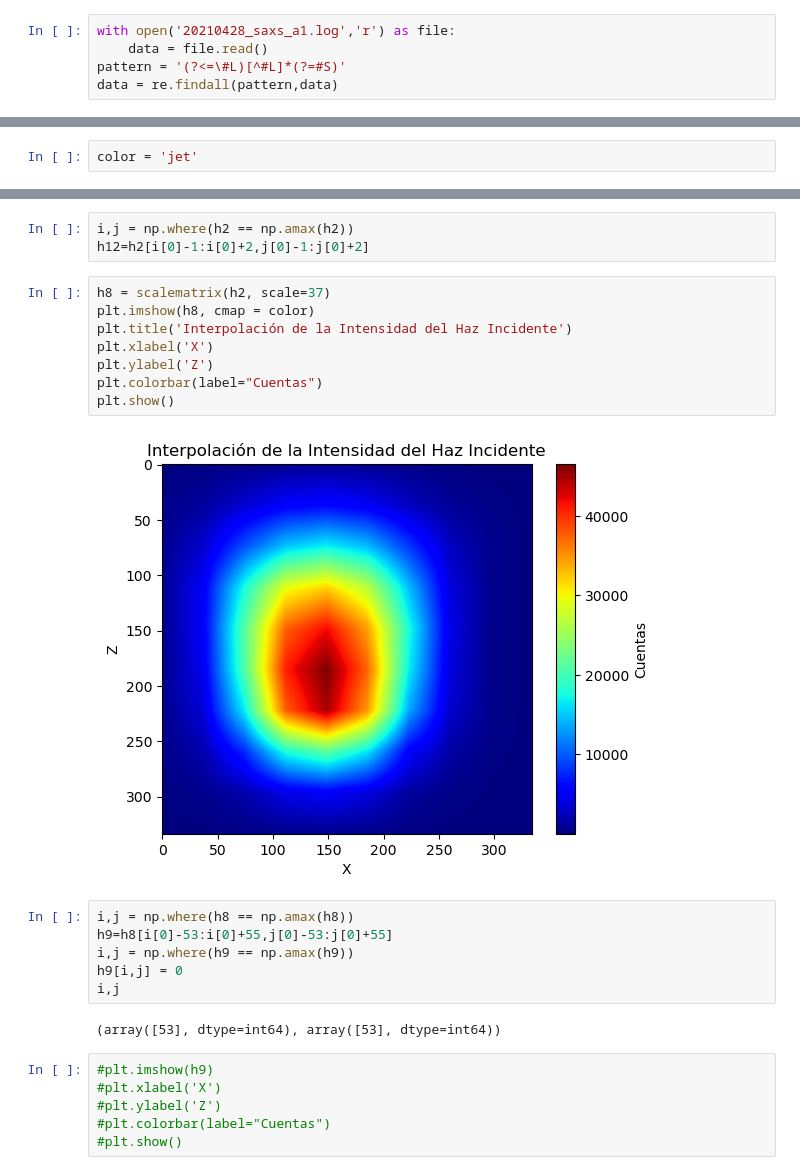
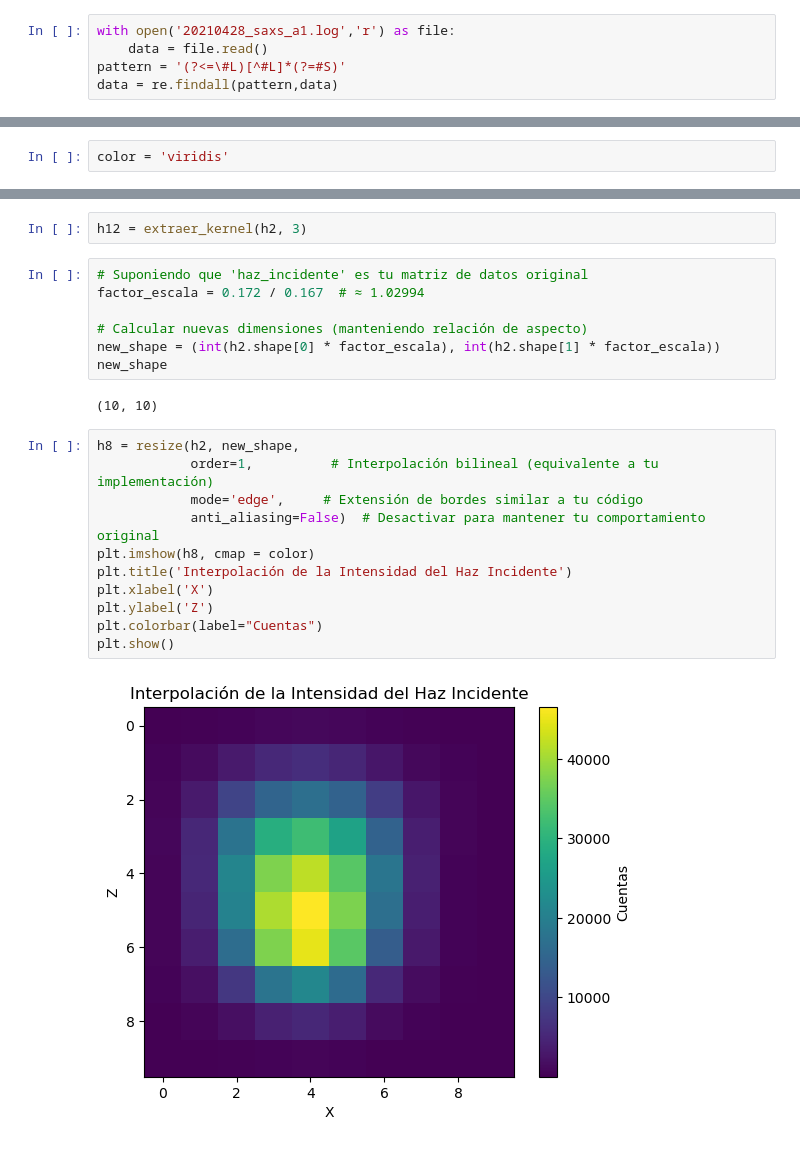
Before and after one commit to Gustavoq14/Restauracion-de-Informacion-en-Mapas-Bidimensionales-Obtenidos-por-SAXS, a Jupyter notebook: Notebooks/Restauracion_II.ipynb, the cells around one changed output, grey strips where cells are left out. Saved outputs shown, nothing was run; the diff lists cells and outputs as text.

```diff
--- a/Notebooks/Restauracion_II.ipynb
+++ b/Notebooks/Restauracion_II.ipynb
@@ -116,4 +118,4 @@ Una vez ordenados, se procede a extraer los valores de intensidades transmitidas
 # %%
-color = 'jet'
+color = 'viridis'
 # %%
 a = data.iloc[-1]
@@ -264,27 +262,24 @@ plt.show()
-# %%
-i,j = np.where(h2 == np.amax(h2))
-h12=h2[i[0]-1:i[0]+2,j[0]-1:j[0]+2]
+# %%
+h12 = extraer_kernel(h2, 3)
+# %%
+# Suponiendo que 'haz_incidente' es tu matriz de datos original
+factor_escala = 0.172 / 0.167  # ≈ 1.02994
+
+# Calcular nuevas dimensiones (manteniendo relación de aspecto)
+new_shape = (int(h2.shape[0] * factor_escala), int(h2.shape[1] * factor_escala))
+new_shape
+# %% [output]
+(10, 10)
 # %%
-h8 = scalematrix(h2, scale=37)
+h8 = resize(h2, new_shape,
+            order=1,          # Interpolación bilineal (equivalente a tu implementación)
+            mode='edge',     # Extensión de bordes similar a tu código
+            anti_aliasing=False)  # Desactivar para mantener tu comportamiento original
 plt.imshow(h8, cmap = color)
 plt.title('Interpolación de la Intensidad del Haz Incidente')
 plt.xlabel('X')
 plt.ylabel('Z')
 plt.colorbar(label="Cuentas")
 plt.show()
 # %% [output]
-[figure, old version]
+[figure, new version]
-# %%
-i,j = np.where(h8 == np.amax(h8))
-h9=h8[i[0]-53:i[0]+55,j[0]-53:j[0]+55]
-i,j = np.where(h9 == np.amax(h9))
-h9[i,j] = 0
-i,j
-# %% [output]
-(array([53], dtype=int64), array([53], dtype=int64))
-# %%
-#plt.imshow(h9)
-#plt.xlabel('X')
-#plt.ylabel('Z')
-#plt.colorbar(label="Cuentas")
-#plt.show()
```
Also changed, not shown: parts of 83 cells of this notebook, 3 other files.
